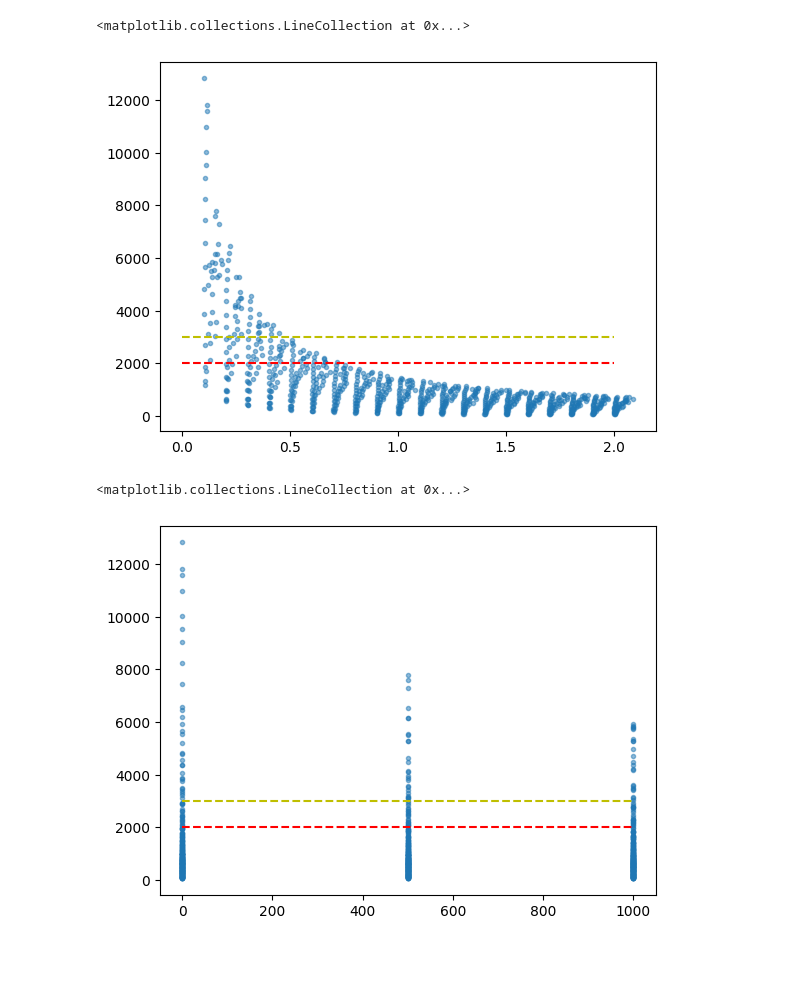
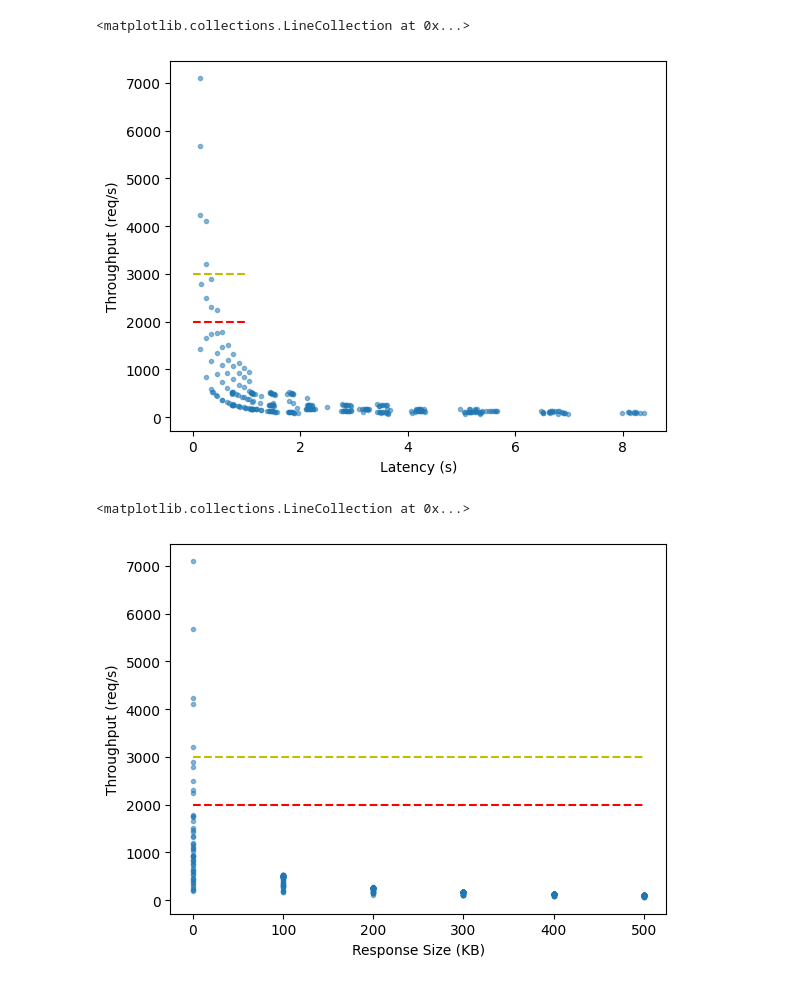
Before and after one commit to TheBigRoomXXL/go-http-client-benchmark, a Jupyter notebook: notebook.ipynb, the cells around one changed output. Cells and saved outputs as stored; diff of their text form; code cells hidden in the pictures; blank space fills up the shorter version.

Commit message:
feat: add batch-2 result

```diff
--- a/notebook.ipynb
+++ b/notebook.ipynb
@@ -4,7 +4,7 @@ import csv
 import matplotlib.pyplot as plt
 from pathlib import Path
 # %%
-csvpath = Path("results.localhost.csv")
+csvpath = Path("results.csv")
 with csvpath.open() as csvfile:
     reader = csv.reader(csvfile)
     data = list(reader)
@@ -26,18 +14,24 @@ with csvpath.open() as csvfile:
+# %%
+data = data
 # %%
 fig, ax = plt.subplots()
+ax.set_xlabel("Latency (s)")
+ax.set_ylabel("Throughput (req/s)")
 ax.plot(data[:,3],data[:,4], ".", alpha=0.5)
-ax.hlines(3000,0,2,colors="y",linestyles="dashed")
-ax.hlines(2000,0,2,colors="r",linestyles="dashed")
+ax.hlines(3000,0,1,colors="y",linestyles="dashed")
+ax.hlines(2000,0,1,colors="r",linestyles="dashed")
 # %% [output]
 <matplotlib.collections.LineCollection at 0x...>
-[figure, old version]
+[figure, new version]
 # %%
 fig, ax = plt.subplots()
+ax.set_xlabel("Response Size (KB)")
+ax.set_ylabel("Throughput (req/s)")
 ax.plot(data[:,1],data[:,4], ".", alpha=0.5)
-ax.hlines(3000,0,1000,colors="y",linestyles="dashed")
-ax.hlines(2000,0,1000,colors="r",linestyles="dashed")
+ax.hlines(3000,0,500,colors="y",linestyles="dashed")
+ax.hlines(2000,0,500,colors="r",linestyles="dashed")
 # %% [output]
 <matplotlib.collections.LineCollection at 0x...>
-[figure, old version]
+[figure, new version]
 # %%
 fig, ax = plt.subplots()
```
Also changed, not shown: parts of 6 cells of this notebook, 4 other files.
